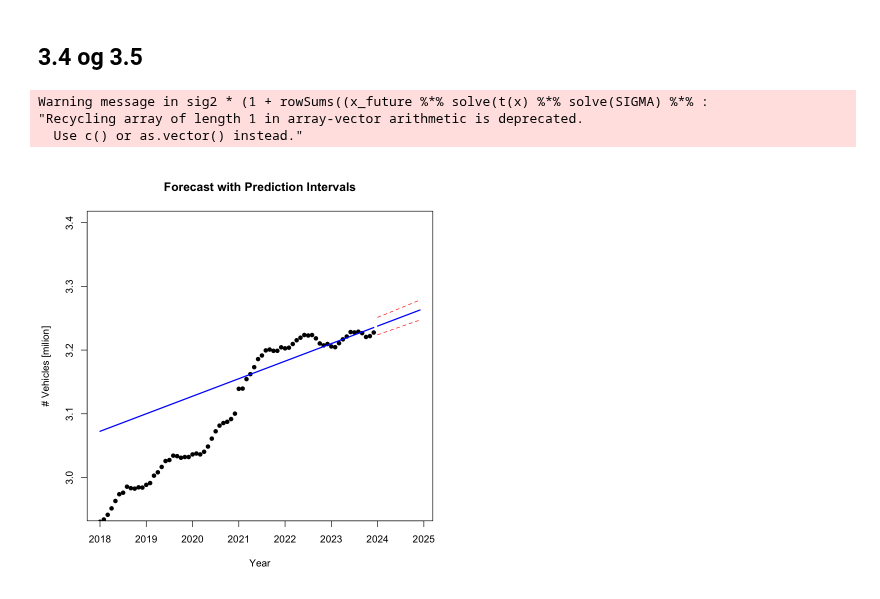
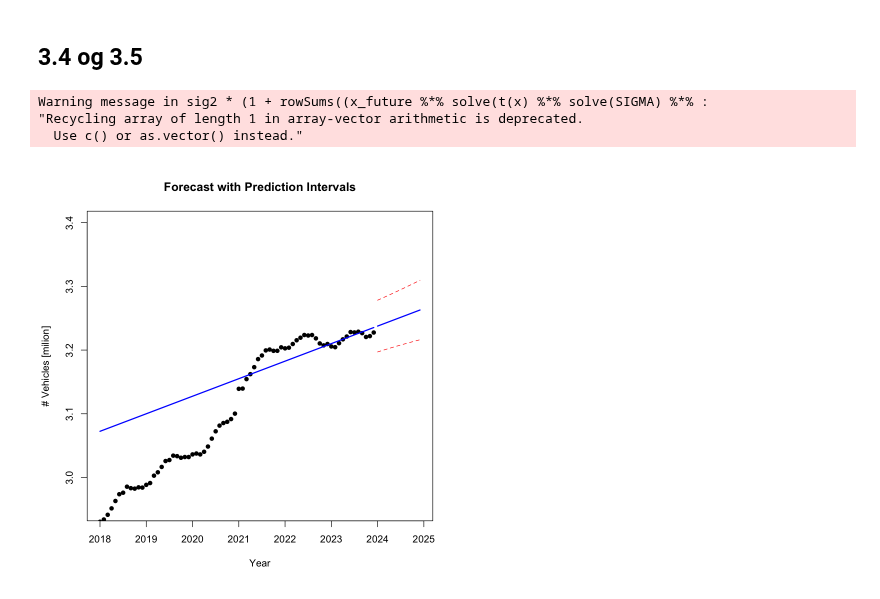
Before and after one commit to mathilderask/TimeSeriesAnalysis, a Jupyter notebook: 3.ipynb, the cells around one changed output. Cells and saved outputs as stored; diff of their text form; code cells hidden in the pictures.

```diff
--- a/3.ipynb
+++ b/3.ipynb
@@ -73,33 +73,34 @@ epsilon <- y -x%*%parameters
 # An unbiased estimate of σ2 is from Theorem 3.4 (3.44)
 N <- length(y) # number of observations
 p <- length(parameters) # number of parameters??
-sig2 <- t(epsilon)%*%solve(SIGMA)%*%epsilon/(N-p)
+T <- sum(w)
+sig2 <- t(epsilon)%*%solve(SIGMA)%*%epsilon/(T-p)
 
 next12months = seq(xx[length(xx)]+1/12,xx[length(xx)]+1,1/12)
 
 x_future=cbind(1,next12months)
 
 predictions12months = x%*%parameters
 
 # Predictions
 predictions12months <- x_future %*% parameters
 
 pred_se <- sqrt(sig2 * (1 + rowSums((x_future %*% solve(t(x) %*%solve(SIGMA)%*% x)) * x_future)))
 
 # Compute upper bound of prediction interval
 t_value <- qt(0.025, N - p)  # 95% confidence interval, so alpha/2 = 0.025
 upperbound <- predictions12months + t_value * pred_se
 lowerbound <- predictions12months - t_value * pred_se
 
 par(bg = "white")
 
 plot(xx, y, pch = 16, col = "black", xlab = "Year", ylab = "# Vehicles [milion]", main = "Forecast with Prediction Intervals",xlim = c(min(xx), max(next12months)),ylim = range(2.95,3.4, predictions12months))
 lines(xx, parameters[1] + parameters[2] * xx, col = "blue", lwd = 2)  # Regression line
 lines(next12months, predictions12months, col = "blue", lwd = 2)  # Future predictions
 lines(next12months, upperbound, col = "red", lty = 2)  # Upper bound
 lines(next12months, lowerbound, col = "red", lty = 2)
 # %% [output]
 Warning message in sig2 * (1 + rowSums((x_future %*% solve(t(x) %*% solve(SIGMA) %*% :
 "Recycling array of length 1 in array-vector arithmetic is deprecated.
   Use c() or as.vector() instead."
-[figure, old version]
+[figure, new version]
```
Also changed, not shown: 1 other file.
